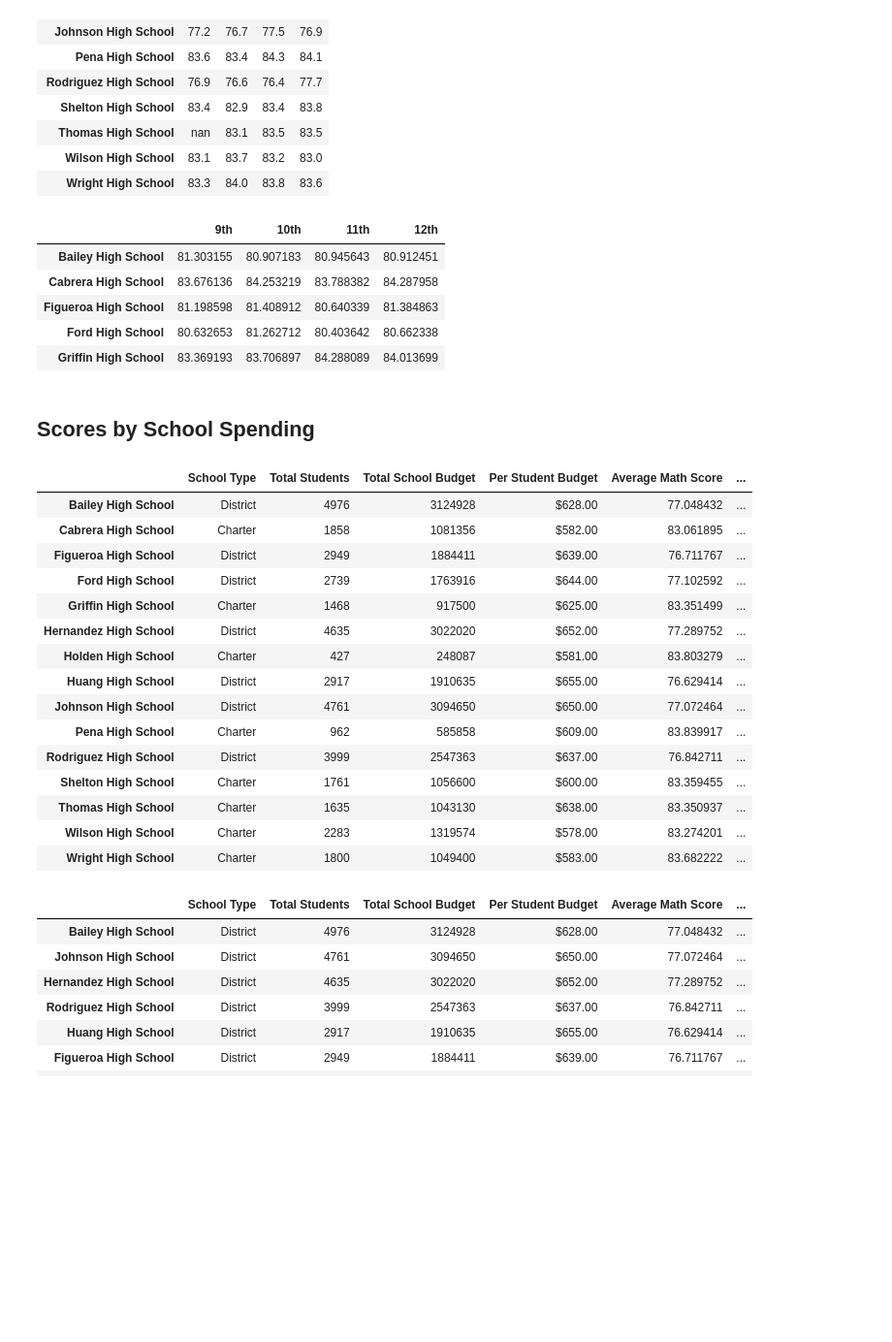
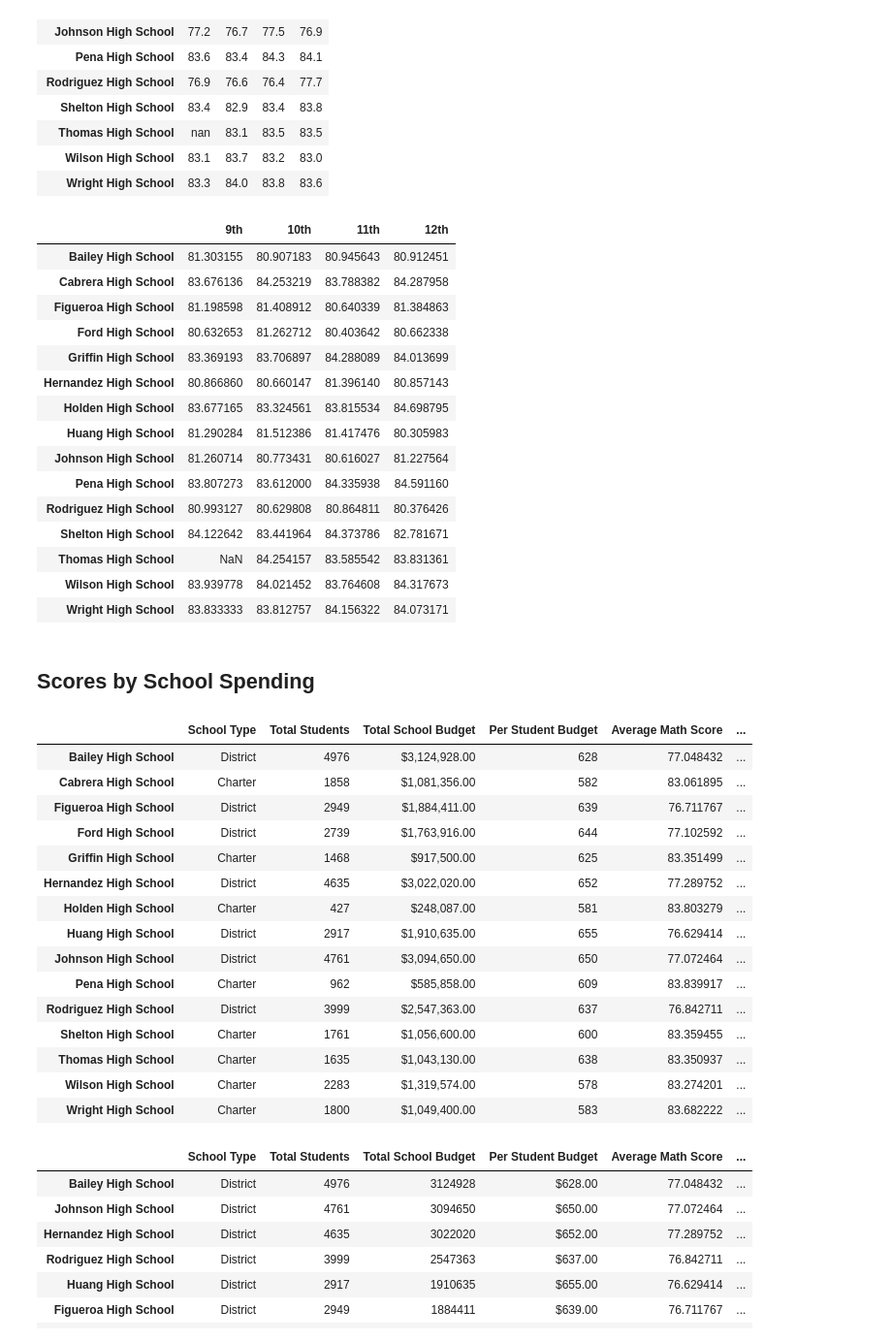
Before and after one commit to kaileymd/School_District_Analysis, a Jupyter notebook: PyCitySchools_Challenge.ipynb, the cells around one changed output. Shown: that part at 97% size. Saved outputs shown, nothing was run; the diff lists cells and outputs as text; code cells hidden in the pictures; blank space fills up the shorter version.

```diff
--- a/PyCitySchools_Challenge.ipynb
+++ b/PyCitySchools_Challenge.ipynb
@@ -456,17 +466,27 @@ math_scores_by_grade
 # %%
 ## Remove the index.
 reading_scores_by_grade.index.name = None
 
 
 # Display the data frame
-reading_scores_by_grade.head()
+reading_scores_by_grade
 # %% [output]
 |  | 9th | 10th | 11th | 12th |
 | Bailey High School | 81.303155 | 80.907183 | 80.945643 | 80.912451 |
 | Cabrera High School | 83.676136 | 84.253219 | 83.788382 | 84.287958 |
 | Figueroa High School | 81.198598 | 81.408912 | 80.640339 | 81.384863 |
 | Ford High School | 80.632653 | 81.262712 | 80.403642 | 80.662338 |
 | Griffin High School | 83.369193 | 83.706897 | 84.288089 | 84.013699 |
+| Hernandez High School | 80.866860 | 80.660147 | 81.396140 | 80.857143 |
+| Holden High School | 83.677165 | 83.324561 | 83.815534 | 84.698795 |
+| Huang High School | 81.290284 | 81.512386 | 81.417476 | 80.305983 |
+| Johnson High School | 81.260714 | 80.773431 | 80.616027 | 81.227564 |
+| Pena High School | 83.807273 | 83.612000 | 84.335938 | 84.591160 |
+| Rodriguez High School | 80.993127 | 80.629808 | 80.864811 | 80.376426 |
+| Shelton High School | 84.122642 | 83.441964 | 84.373786 | 82.781671 |
+| Thomas High School | NaN | 84.254157 | 83.585542 | 83.831361 |
+| Wilson High School | 83.939778 | 84.021452 | 83.764608 | 84.317673 |
+| Wright High School | 83.833333 | 83.812757 | 84.156322 | 84.073171 |
 # %% [markdown]
 ## Scores by School Spending
 # %%
@@ -477,25 +497,25 @@ group_labels = ["$0 - 1M", "$1M - 1.5M", "$1.5M - 2M", "$2M - 3M", "$3M - 4M"]
 # %%
 # Calculate averages for the desired columns.
 score_school_spending = per_school_summary_df.copy()
-score_school_spending["Total School Budget"] = score_school_spending["Total School Budget"].apply(lambda x: int(float(x.replace("$","").replace(",",""))))
-score_school_spending["Spend Group"] = pd.cut(score_school_spending["Total School Budget"], bins, labels=group_labels)
+score_school_spending["Per Student Budget"] = score_school_spending["Per Student Budget"].apply(lambda x: int(float(x.replace("$","").replace(",",""))))
+score_school_spending["Spending Per Capita"] = pd.cut(score_school_spending["Per Student Budget"], bins, labels=group_labels)
 score_school_spending
 # %% [output]
 |  | School Type | Total Students | Total School Budget | Per Student Budget | Average Math Score | ... |
-| Bailey High School | District | 4976 | 3124928 | $628.00 | 77.048432 | ... |
-| Cabrera High School | Charter | 1858 | 1081356 | $582.00 | 83.061895 | ... |
-| Figueroa High School | District | 2949 | 1884411 | $639.00 | 76.711767 | ... |
-| Ford High School | District | 2739 | 1763916 | $644.00 | 77.102592 | ... |
-| Griffin High School | Charter | 1468 | 917500 | $625.00 | 83.351499 | ... |
-| Hernandez High School | District | 4635 | 3022020 | $652.00 | 77.289752 | ... |
-| Holden High School | Charter | 427 | 248087 | $581.00 | 83.803279 | ... |
-| Huang High School | District | 2917 | 1910635 | $655.00 | 76.629414 | ... |
-| Johnson High School | District | 4761 | 3094650 | $650.00 | 77.072464 | ... |
-| Pena High School | Charter | 962 | 585858 | $609.00 | 83.839917 | ... |
-| Rodriguez High School | District | 3999 | 2547363 | $637.00 | 76.842711 | ... |
-| Shelton High School | Charter | 1761 | 1056600 | $600.00 | 83.359455 | ... |
-| Thomas High School | Charter | 1635 | 1043130 | $638.00 | 83.350937 | ... |
-| Wilson High School | Charter | 2283 | 1319574 | $578.00 | 83.274201 | ... |
-| Wright High School | Charter | 1800 | 1049400 | $583.00 | 83.682222 | ... |
+| Bailey High School | District | 4976 | $3,124,928.00 | 628 | 77.048432 | ... |
+| Cabrera High School | Charter | 1858 | $1,081,356.00 | 582 | 83.061895 | ... |
+| Figueroa High School | District | 2949 | $1,884,411.00 | 639 | 76.711767 | ... |
+| Ford High School | District | 2739 | $1,763,916.00 | 644 | 77.102592 | ... |
+| Griffin High School | Charter | 1468 | $917,500.00 | 625 | 83.351499 | ... |
+| Hernandez High School | District | 4635 | $3,022,020.00 | 652 | 77.289752 | ... |
+| Holden High School | Charter | 427 | $248,087.00 | 581 | 83.803279 | ... |
+| Huang High School | District | 2917 | $1,910,635.00 | 655 | 76.629414 | ... |
+| Johnson High School | District | 4761 | $3,094,650.00 | 650 | 77.072464 | ... |
+| Pena High School | Charter | 962 | $585,858.00 | 609 | 83.839917 | ... |
+| Rodriguez High School | District | 3999 | $2,547,363.00 | 637 | 76.842711 | ... |
+| Shelton High School | Charter | 1761 | $1,056,600.00 | 600 | 83.359455 | ... |
+| Thomas High School | Charter | 1635 | $1,043,130.00 | 638 | 83.350937 | ... |
+| Wilson High School | Charter | 2283 | $1,319,574.00 | 578 | 83.274201 | ... |
+| Wright High School | Charter | 1800 | $1,049,400.00 | 583 | 83.682222 | ... |
 # %%
 #Sort the schools to see their Total Budget compared to how much they spend Per Student
```
Also changed, not shown: parts of 6 cells of this notebook, 14 other files.
